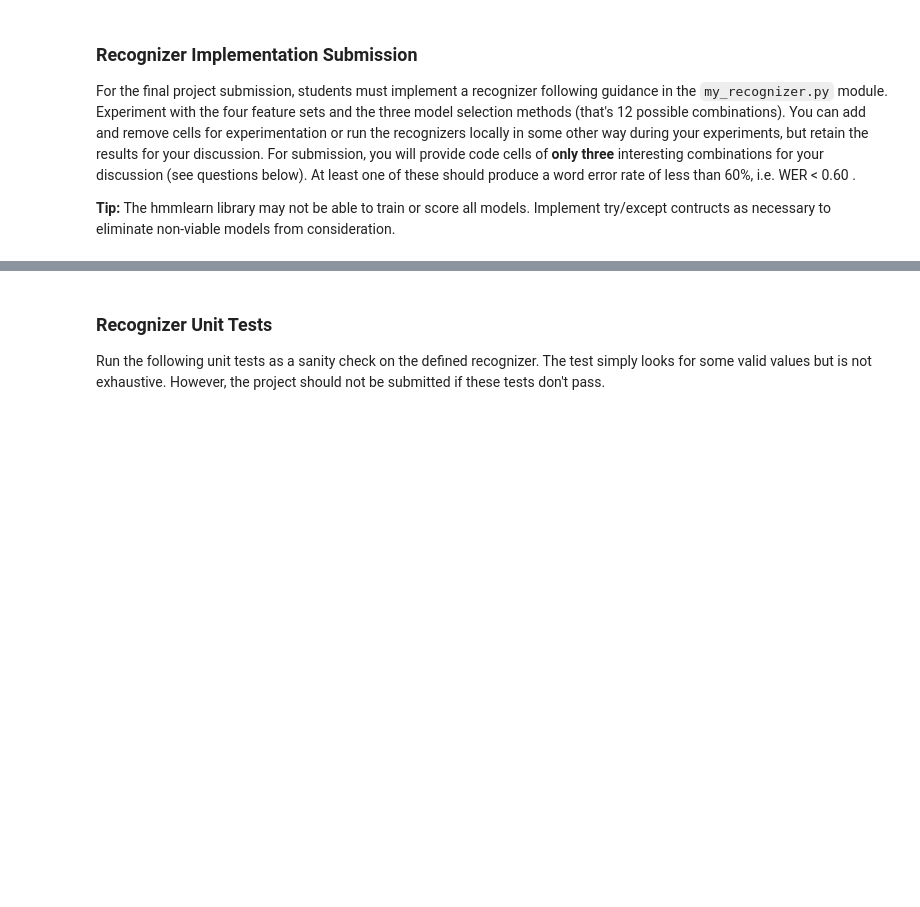
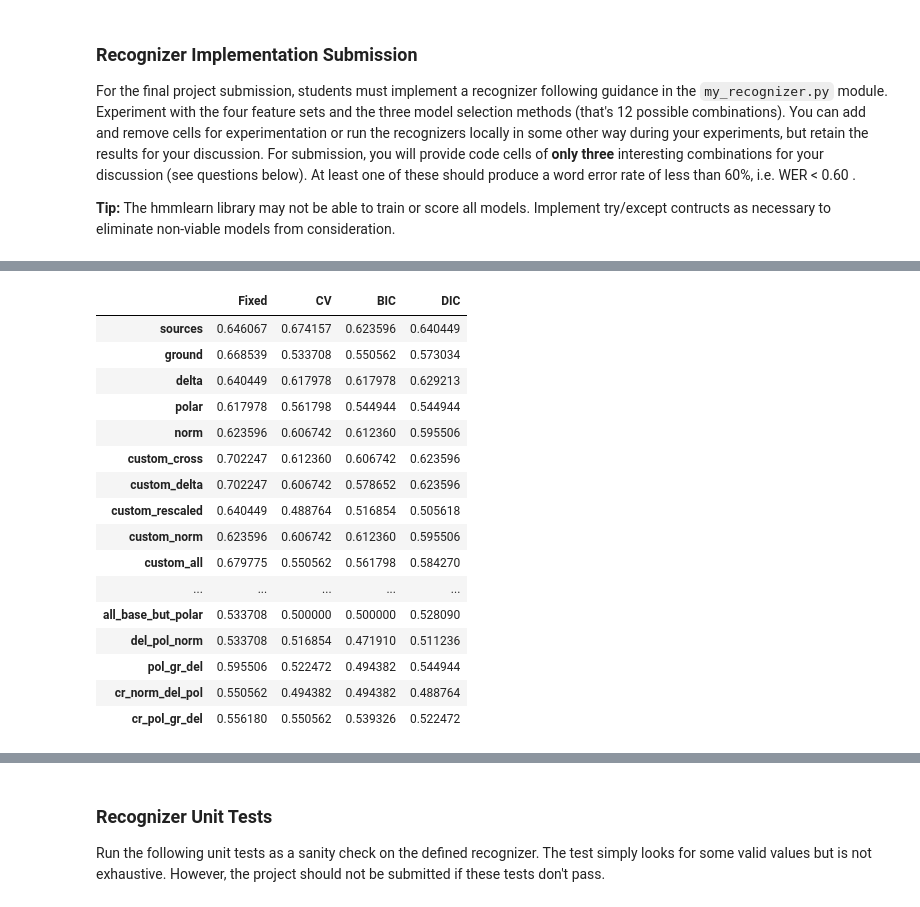
Before and after one commit to sabau/AIND-Recognizer, a Jupyter notebook: asl_recognizer.ipynb, the cells around one changed output, grey strips where cells are left out. Saved outputs shown, nothing was run; the diff lists cells and outputs as text; code cells hidden in the pictures; blank space fills up the shorter version.

```diff
--- a/asl_recognizer.ipynb
+++ b/asl_recognizer.ipynb
@@ -853,32 +823,31 @@ feature_set = {
     'delta': features_delta,
     'polar': features_polar,
     'norm': features_norm,
-#     'custom_cross': features_cross,
-#     'custom_delta': features_c_delta,
-#     'custom_cross': features_cross,
+    'custom_cross': features_cross,
+    'custom_delta': features_c_delta,
+    'custom_cross': features_cross,
     'custom_rescaled': features_rescaled,
-#     'custom_norm': features_norm,
+    'custom_norm': features_norm,
     'custom_all': features_custom,
     'all': features_custom + features_sources + features_ground + features_delta + features_polar + features_norm,
     'all_base_but_norm': features_sources + features_ground + features_delta + features_polar,
     'all_base_but_ground': features_sources + features_norm + features_delta + features_polar,
     'all_base_but_delta': features_sources + features_norm + features_ground + features_polar,
     'all_base_but_polar': features_sources + features_norm + features_ground + features_delta,
-#     'del_pol_norm': features_norm + features_polar + features_delta,
-#     'pol_gr_del': features_polar + features_ground + features_delta,
+    'del_pol_norm': features_norm + features_polar + features_delta,
+    'pol_gr_del': features_polar + features_ground + features_delta,
     'cr_norm_del_pol': features_cross + features_norm + features_polar + features_delta,
-#     'cr_pol_gr_del': features_cross + features_polar + features_ground + features_delta,
+    'cr_pol_gr_del': features_cross + features_polar + features_ground + features_delta,
 }
+time_list = []
+wer_list = []
+
+i_time_list = []
+i_wer_list = []
+
+probs = {}
+guess = {}
 # %%
-time_list = []
-wer_list = []
-
-i_time_list = []
-i_wer_list = []
-
-probs = {}
-guess = {}
-
 res_table = pd.DataFrame(columns=["Fixed", "CV", "BIC", "DIC"])
 
 for f in feature_set:
@@ -898,7 +867,7 @@ for f in feature_set:
         probs[f][m] = probabilities
         guess[f][m] = guesses
         duration = timeit.default_timer()-start
-        word_error_rate = wer(guesses, test_set)
+        word_error_rate = wer_calc(guesses, test_set)
 
         wer_table.append(word_error_rate)
         time_list.append([f, m, duration])
@@ -931 +900,18 @@ feat: all_base_but_delta        Selector Fixed  WER 0.6067415730337079  time 63.
+|  | Fixed | CV | BIC | DIC |
+| sources | 0.646067 | 0.674157 | 0.623596 | 0.640449 |
+| ground | 0.668539 | 0.533708 | 0.550562 | 0.573034 |
+| delta | 0.640449 | 0.617978 | 0.617978 | 0.629213 |
+| polar | 0.617978 | 0.561798 | 0.544944 | 0.544944 |
+| norm | 0.623596 | 0.606742 | 0.612360 | 0.595506 |
+| custom_cross | 0.702247 | 0.612360 | 0.606742 | 0.623596 |
+| custom_delta | 0.702247 | 0.606742 | 0.578652 | 0.623596 |
+| custom_rescaled | 0.640449 | 0.488764 | 0.516854 | 0.505618 |
+| custom_norm | 0.623596 | 0.606742 | 0.612360 | 0.595506 |
+| custom_all | 0.679775 | 0.550562 | 0.561798 | 0.584270 |
+| ... | ... | ... | ... | ... |
+| all_base_but_polar | 0.533708 | 0.500000 | 0.500000 | 0.528090 |
+| del_pol_norm | 0.533708 | 0.516854 | 0.471910 | 0.511236 |
+| pol_gr_del | 0.595506 | 0.522472 | 0.494382 | 0.544944 |
+| cr_norm_del_pol | 0.550562 | 0.494382 | 0.494382 | 0.488764 |
+| cr_pol_gr_del | 0.556180 | 0.550562 | 0.539326 | 0.522472 |
 # %%
```
Also changed, not shown: parts of 28 cells of this notebook, 7 other files.
